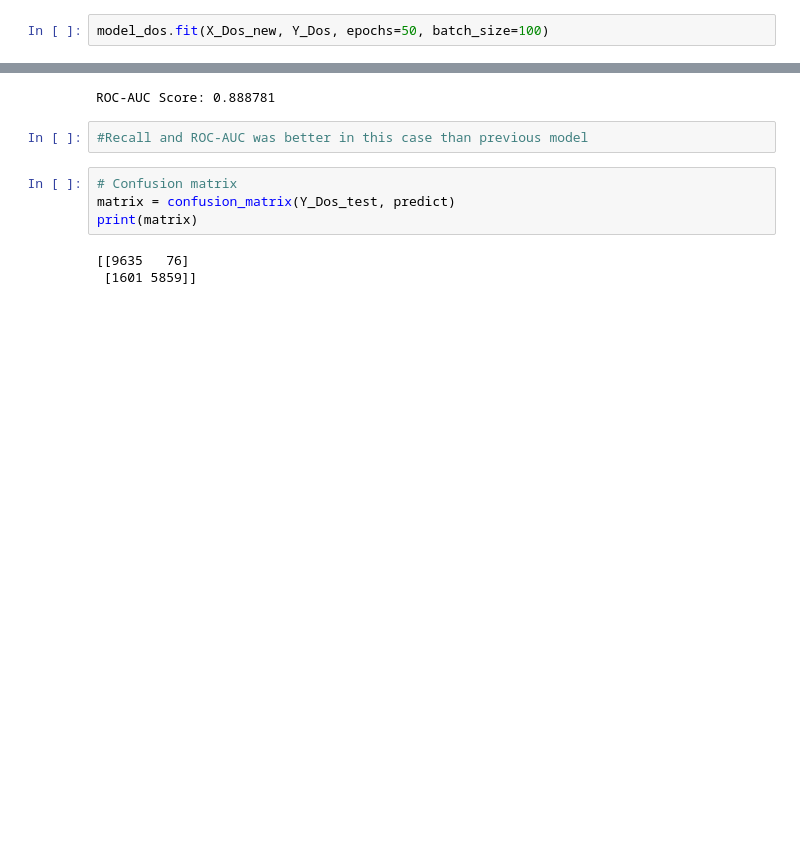
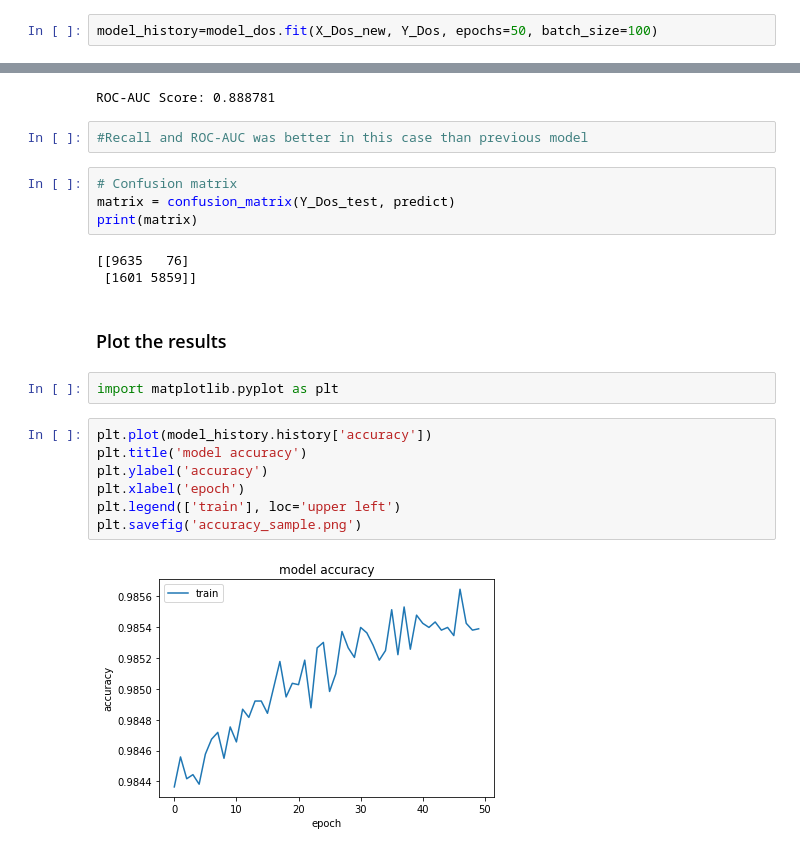
Before and after one commit to garima0106/SNAC_APT_DatasetEval, a Jupyter notebook: NSL-KDD_4_Attacks.ipynb, the cells around one changed output, grey strips where cells are left out. Saved outputs shown, nothing was run; the diff lists cells and outputs as text; blank space fills up the shorter version.

Commit message:
adding plots

```diff
--- a/NSL-KDD_4_Attacks.ipynb
+++ b/NSL-KDD_4_Attacks.ipynb
@@ -622,5 +622,5 @@ WARNING:tensorflow:From /Users/garima/anaconda3/lib/python3.7/site-packages/tens
 Instructions for updating:
 Use tf.where in 2.0, which has the same broadcast rule as np.where
 # %%
-model_dos.fit(X_Dos_new, Y_Dos, epochs=50, batch_size=100)
+model_history=model_dos.fit(X_Dos_new, Y_Dos, epochs=50, batch_size=100)
 # %% [output]
@@ -788,3 +787,16 @@ print(matrix)
 # %% [output]
 [[9635   76]
  [1601 5859]]
+# %% [markdown]
+### Plot the results
+# %%
+import matplotlib.pyplot as plt
+# %%
+plt.plot(model_history.history['accuracy'])
+plt.title('model accuracy')
+plt.ylabel('accuracy')
+plt.xlabel('epoch')
+plt.legend(['train'], loc='upper left')
+plt.savefig('accuracy_sample.png')
+# %% [output]
+[figure, added]
```
Also changed, not shown: parts of 2 cells of this notebook, 3 other files.
